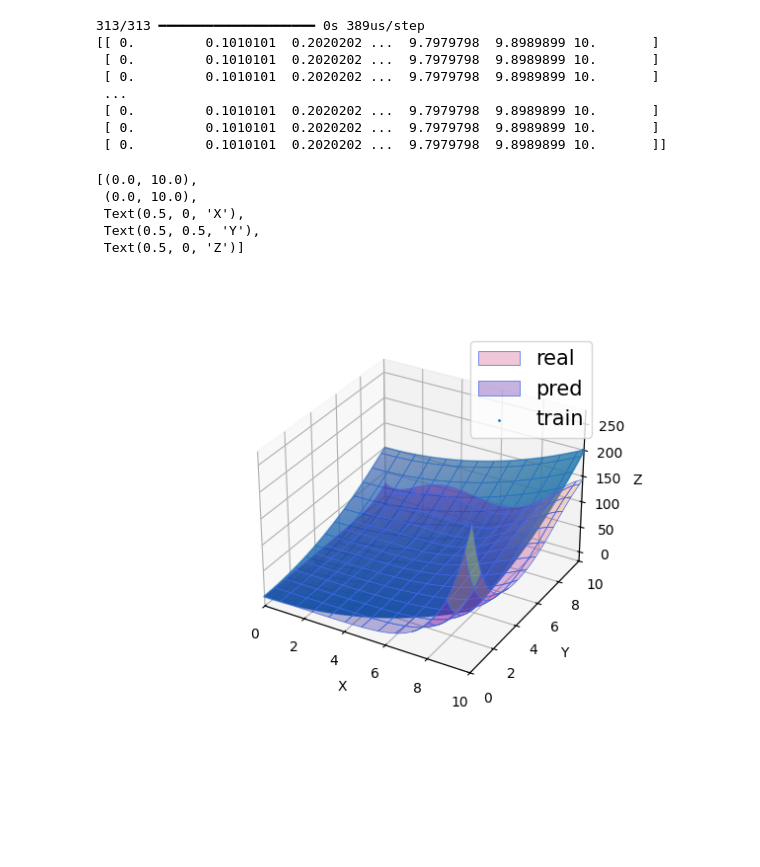
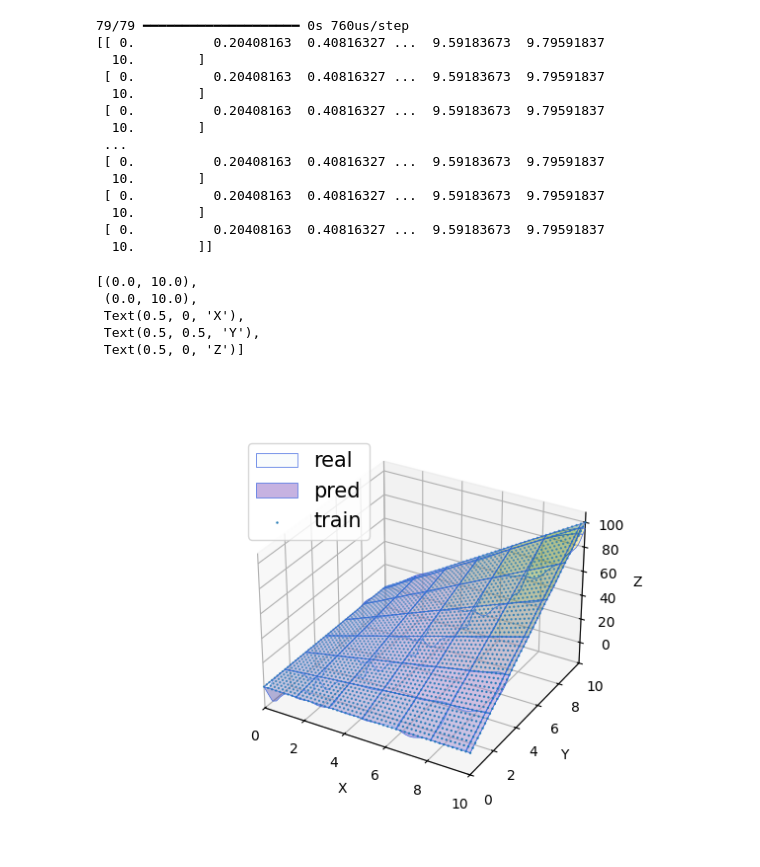
Before and after one commit to C0c0n4t/PINN_Poisson, a Jupyter notebook: src/ourtask.ipynb, the cells around one changed output. Saved outputs shown, nothing was run; the diff lists cells and outputs as text; code cells hidden in the pictures; blank space fills up the shorter version.

```diff
--- a/src/ourtask.ipynb
+++ b/src/ourtask.ipynb
@@ -6,12 +6,11 @@ import random
 # %%
 
 def custom_activation(x):
-    return tf.cos(x)
+    return tf.sin(x)
 # %%
 NN = tf.keras.models.Sequential(
     [
         tf.keras.layers.Input((2,)),
-        tf.keras.layers.Dense(units=32, activation=custom_activation),
         tf.keras.layers.Dense(units=32, activation=custom_activation),
         tf.keras.layers.Dense(units=32, activation=custom_activation),
         tf.keras.layers.Dense(units=1),
@@ -38,4 +35,7 @@ Model: "sequential_2"
 # %%
 optm = tf.keras.optimizers.Adam(learning_rate=0.001)
 NN.compile(optimizer="Adam", loss="mean_squared_error")
+# %%
+def real_u(x, y):
+    return x * y
 # %%
@@ -66,17 +106,7 @@ def ode_system(coord, net):
 # %%
-x = np.linspace(0, 10, 100)
-y = np.linspace(0, 10, 100)
-# y = np.random.uniform(1, 10, 10)
-x, y = np.meshgrid(x, y)
-train_coord = np.column_stack((x.flatten(), y.flatten()))
-# train_coord = x
-train_loss_record = []
-
-print(tf.zeros((1, 2)))
-
-for itr in range(5000):
+for itr in range(6000):
     with tf.GradientTape() as tape:
-        train_loss = ode_system(train_coord, NN)
+        train_loss = ode_system(train_coord, NN, boarder)
         train_loss_record.append(train_loss)
 
     grad_w = tape.gradient(train_loss, NN.trainable_variables)
@@ -110,17 +140,17 @@ print(z)
 # %%
 %matplotlib widget
-test_x = np.linspace(0, 10, 100)
-test_y = np.linspace(0, 10, 100)
+test_x = np.linspace(0, 10, grid_size[0])
+test_y = np.linspace(0, 10, grid_size[1])
 test_x, test_y = np.meshgrid(test_x, test_y)
 
-train_u = x ** 2 + y ** 2
-true_u = test_x ** 2 + test_y ** 2
+train_u = real_u(x, y)
+true_u = real_u(test_x, test_y)
 test_coord = np.column_stack((test_x.flatten(), test_y.flatten()))
 pred_coord = list()
 for _x in x[0]:
     for _y in x[0]:
         pred_coord.append([_x, _y])
-pred_u = NN.predict(np.array(pred_coord)).ravel().reshape(100, 100)
+pred_u = NN.predict(np.array(pred_coord)).ravel().reshape(grid_size[0], grid_size[1])
 print(x)
 # plt.figure(figsize=(10, 8))
 # plt.plot(x, train_u, "ok", label="Train")
@@ -136,40 +166,46 @@ ax.plot_surface(
     test_y,
     true_u,
     edgecolor="royalblue",
     lw=0.5,
     rstride=8,
     cstride=8,
     alpha=0.3,
-    cmap="plasma",
+    cmap="BuGn",
     label="real"
 )
 ax.plot_surface(
     x,
     y,
     pred_u,
     edgecolor="royalblue",
     lw=0.5,
     rstride=8,
     cstride=8,
     alpha=0.3,
     cmap="plasma",
     label="pred",
 )
-ax.scatter(x, y, train_u, s=1, label="train")
+ax.scatter(x, y, train_u, s=0.5, label="train")
 ax.legend(fontsize=15)
 ax.set(xlim=(0, 10), ylim=(0, 10), xlabel="X", ylabel="Y", zlabel="Z")
 # %% [output]
-313/313 ━━━━━━━━━━━━━━━━━━━━ 0s 389us/step
-[[ 0.         0.1010101  0.2020202 ...  9.7979798  9.8989899 10.       ]
- [ 0.         0.1010101  0.2020202 ...  9.7979798  9.8989899 10.       ]
- [ 0.         0.1010101  0.2020202 ...  9.7979798  9.8989899 10.       ]
+79/79 ━━━━━━━━━━━━━━━━━━━━ 0s 760us/step
+[[ 0.          0.20408163  0.40816327 ...  9.59183673  9.79591837
+  10.        ]
+ [ 0.          0.20408163  0.40816327 ...  9.59183673  9.79591837
+  10.        ]
+ [ 0.          0.20408163  0.40816327 ...  9.59183673  9.79591837
+  10.        ]
  ...
- [ 0.         0.1010101  0.2020202 ...  9.7979798  9.8989899 10.       ]
- [ 0.         0.1010101  0.2020202 ...  9.7979798  9.8989899 10.       ]
- [ 0.         0.1010101  0.2020202 ...  9.7979798  9.8989899 10.       ]]
+ [ 0.          0.20408163  0.40816327 ...  9.59183673  9.79591837
+  10.        ]
+ [ 0.          0.20408163  0.40816327 ...  9.59183673  9.79591837
+  10.        ]
+ [ 0.          0.20408163  0.40816327 ...  9.59183673  9.79591837
+  10.        ]]
 [(0.0, 10.0),
  (0.0, 10.0),
  Text(0.5, 0, 'X'),
  Text(0.5, 0.5, 'Y'),
  Text(0.5, 0, 'Z')]
-[figure, old version]
+[figure, new version]
```
Also changed, not shown: parts of 5 cells of this notebook.
